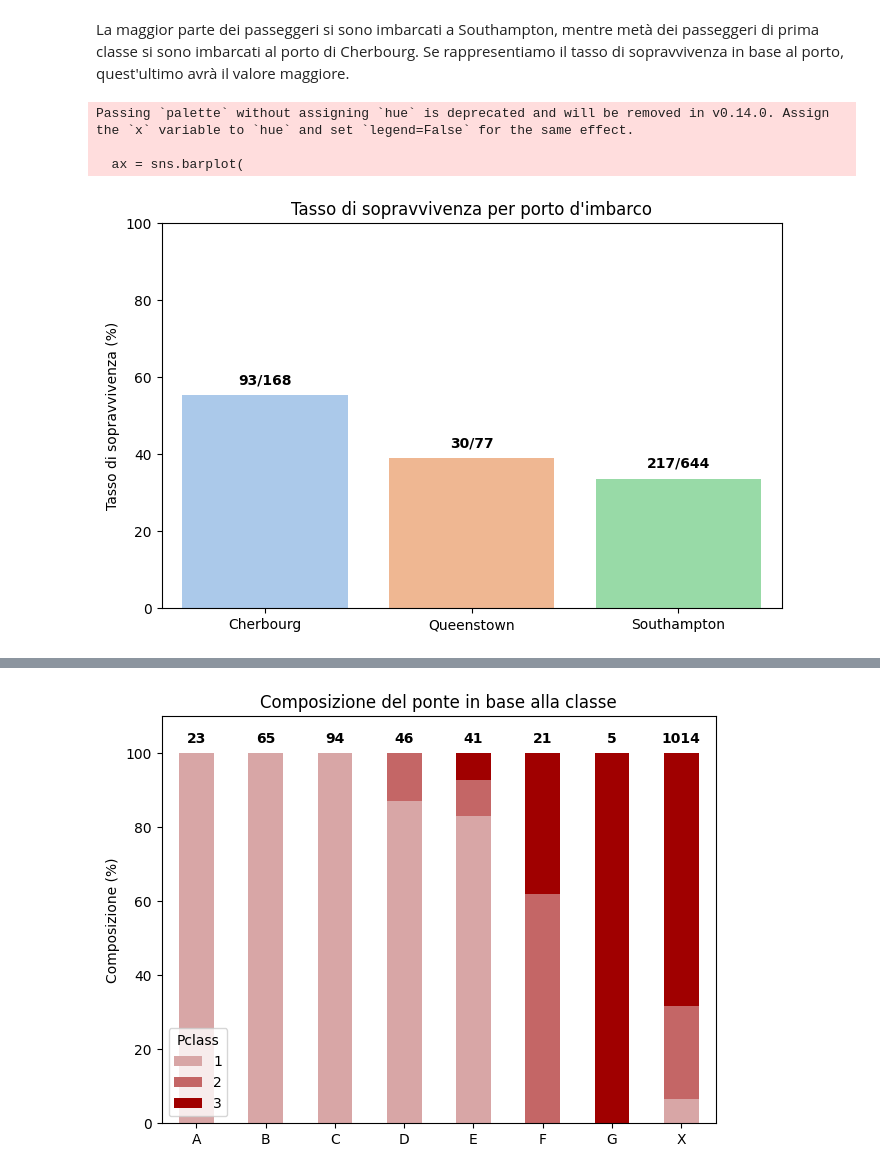
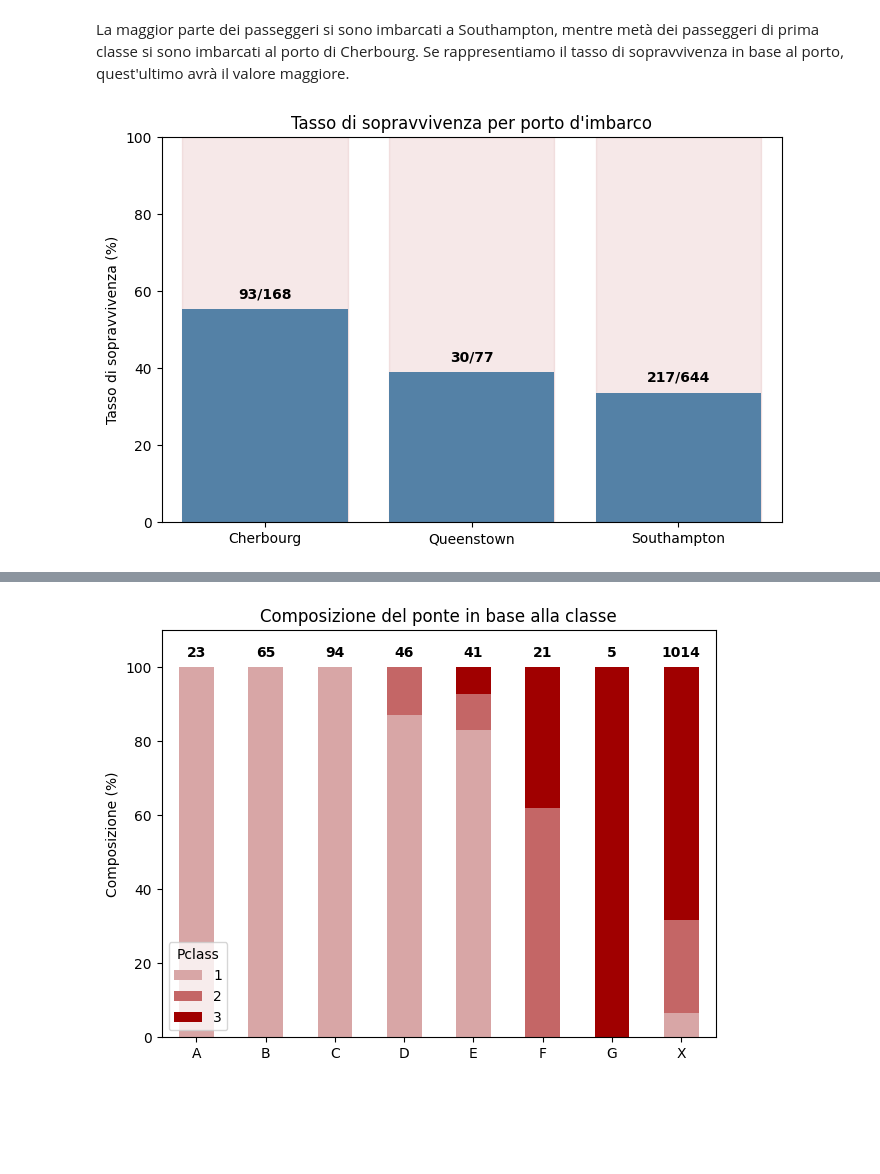
Before and after one commit to lPen88/dataProject, a Jupyter notebook: report.ipynb, the cells around one changed output, grey strips where cells are left out. Saved outputs shown, nothing was run; the diff lists cells and outputs as text; code cells hidden in the pictures; blank space fills up the shorter version.

```diff
--- a/report.ipynb
+++ b/report.ipynb
@@ -273,36 +272,42 @@ La maggior parte dei passeggeri si sono imbarcati a Southampton, mentre metà de
 # %%
 embarked_survival = (
     df.dropna(subset=['Survived', 'Embarked'])
       .groupby('Embarked')['Survived']
       .agg(['mean', 'sum', 'count'])
       .reset_index()
 )
 embarked_survival['Survived'] = embarked_survival['mean'] * 100
 embarked_survival['EmbarkedFull'] = embarked_survival['Embarked'].map(embarked_labels)
 
 plt.figure(figsize=(8, 5))
 order = ['Cherbourg', 'Queenstown', 'Southampton']
-ax = sns.barplot(
+ax = plt.gca()
+
+for i in range(len(order)):
+    ax.add_patch(
+        plt.Rectangle((i - 0.4, 0), 0.8, 100, color='#c46666', alpha=0.15, zorder=0)
+    )
+
+sns.barplot(
     data=embarked_survival,
     x='EmbarkedFull',
     y='Survived',
     order=order,
-    palette='pastel'
+    color='steelblue',
+    ax=ax,
+    zorder=1
 )
 plt.ylabel('Tasso di sopravvivenza (%)')
 plt.xlabel('')
 plt.title('Tasso di sopravvivenza per porto d\'imbarco')
 plt.ylim(0, 100)
 
 for i, row in embarked_survival.set_index('EmbarkedFull').loc[order].reset_index().iterrows():
     survived = int(row['sum'])
     total = int(row['count'])
     ax.text(i, row['Survived'] + 2, f"{survived}/{total}", ha='center', va='bottom', fontsize=10, fontweight='bold')
 
 plt.show()
 # %% [output]
-Passing `palette` without assigning `hue` is deprecated and will be removed in v0.14.0. Assign the `x` variable to `hue` and set `legend=False` for the same effect.
-
-  ax = sns.barplot(
-[figure, old version]
+[figure, new version]
 # %% [markdown]
```
Also changed, not shown: parts of 19 cells of this notebook, 4 other files.
